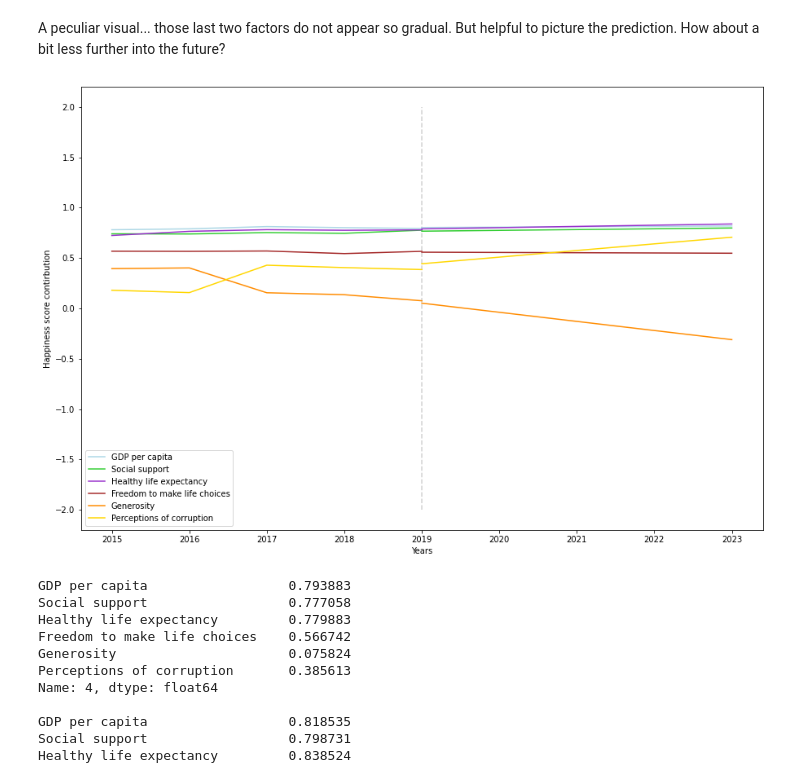
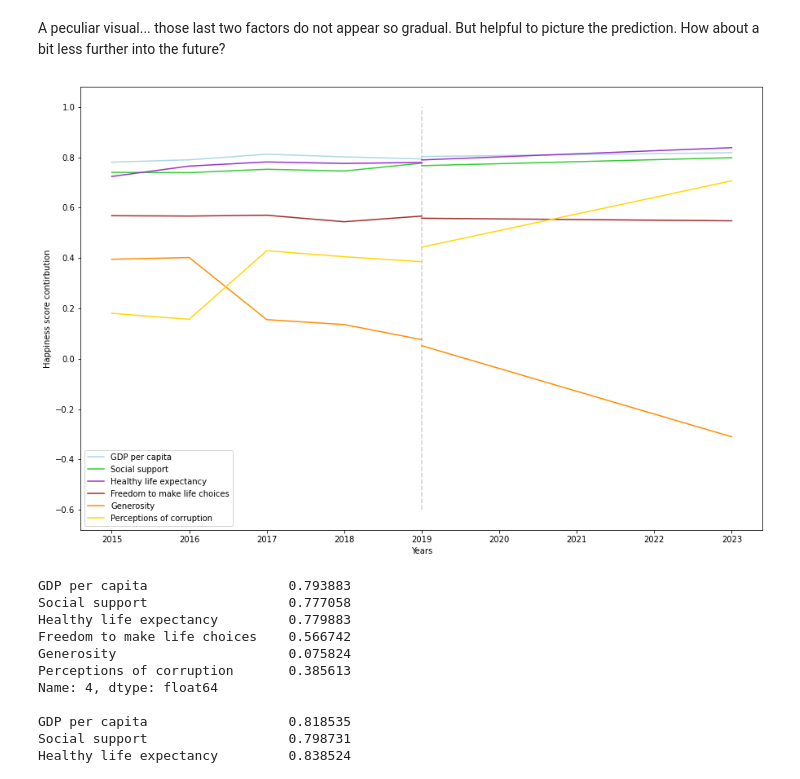
Before and after one commit to yabbou/python-data-science, a Jupyter notebook: hw_4_pandas.ipynb, the cells around one changed output. Drawn from its saved outputs; the diff is of its cells as text; code cells hidden in the pictures.

Commit message:
Updated prediction visual

```diff
--- a/hw_4_pandas.ipynb
+++ b/hw_4_pandas.ipynb
@@ -542,21 +542,21 @@ A peculiar visual... those last two factors do not appear so gradual. But helpfu
 # %%
 import matplotlib.pyplot as plt
 plt.figure(figsize=(15,10))
 
 COLOURS = ['lightblue', 'limegreen','darkorchid','brown','darkorange','gold']
 plt.ylabel('Happiness score contirbution')
 plt.xlabel('Years')
 
 showRegression(past_years.values, present_corrs_df)
 five_years = future_years.values[:5]
 five_future_corrs_df =  future_corrs_df.iloc[:5,:]
 showRegression(five_years, five_future_corrs_df)
 
-plt.vlines([2019], ymin=-2,ymax=2, linestyles='dashed', colors='lightgrey')
+plt.vlines([2019], ymin=-.6,ymax=1, linestyles='dashed', colors='lightgrey')
 plt.legend(COLS,loc ="lower left")
 plt.show()
 # %% [output]
-[figure, old version]
+[figure, new version]
 # %%
 print(present_corrs_df.iloc[-1,:],'\n')
 print(five_future_corrs_df.iloc[-1,:])
```
